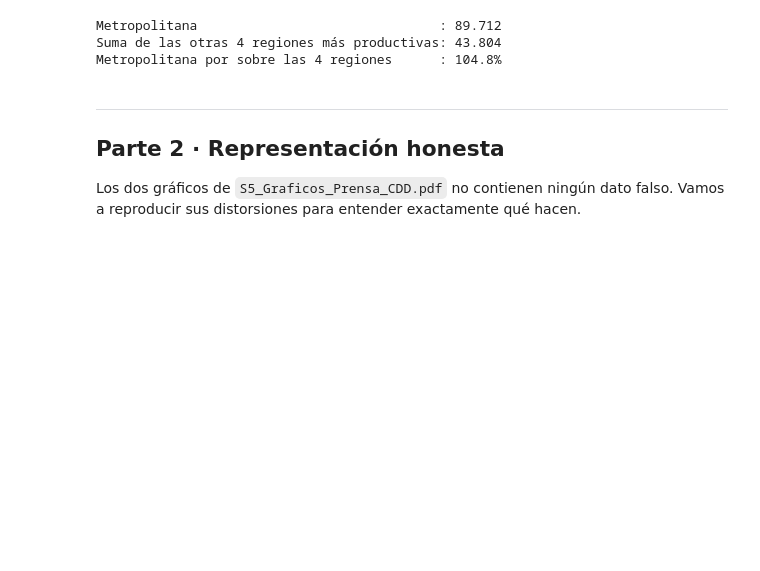
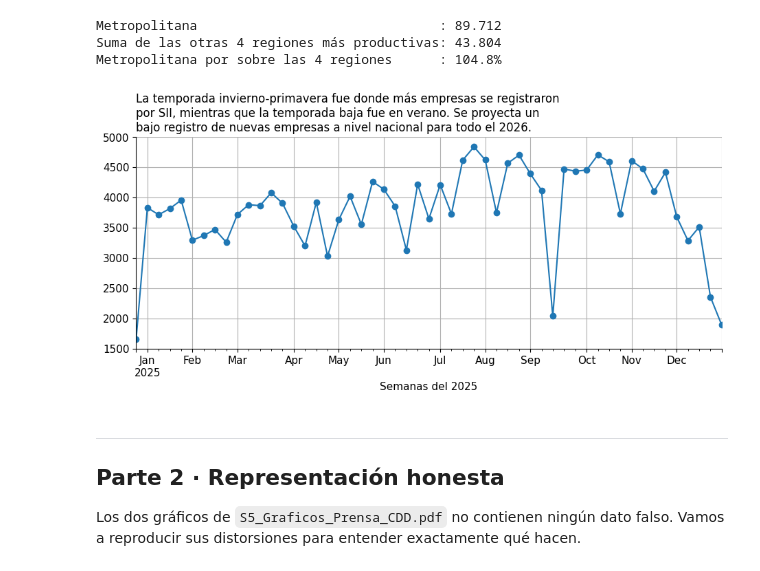
Before and after one commit to beneducarrco99/S5_Laboratorio5_CDD_Carrasco_Benjamin, a Jupyter notebook: S5_Notebook_Laboratorio_CDD_Carrasco_Benjamin.ipynb, the cells around one changed output. Cells and saved outputs as stored; diff of their text form; code cells hidden in the pictures; blank space fills up the shorter version.

```diff
--- a/S5_Notebook_Laboratorio_CDD_Carrasco_Benjamin.ipynb
+++ b/S5_Notebook_Laboratorio_CDD_Carrasco_Benjamin.ipynb
@@ -159,6 +162,23 @@ print(f"Metropolitana por sobre las 4 regiones      : {empresas['Metropolitana']
 Metropolitana                               : 89.712
 Suma de las otras 4 regiones más productivas: 43.804
 Metropolitana por sobre las 4 regiones      : 104.8%
+# %%
+# Gráfico líneal semanal del registro de nuevas empresas en 2025
+
+# Ponemos el formato de la fecha
+mio['Fecha de aprobacion x SII'] = pd.to_datetime(mio['Fecha de aprobacion x SII'], format='%Y-%m-%d', errors='coerce')
+
+serie = mio.set_index('Fecha de aprobacion x SII')['ID'].resample('W-MON', label='left', closed='left').count()
+
+# Gráfico lineal
+serie.plot(figsize=(11, 4), marker='o')
+titulo = ("La temporada invierno-primavera fue donde más empresas se registraron por SII, "
+          "mientras que la temporada baja fue en verano. "
+          "Se proyecta un bajo registro de nuevas empresas a nivel nacional para todo el 2026.")
+plt.title(textwrap.fill(titulo, width=70), loc="left", fontsize=12)
+plt.xlabel('Semanas del 2025'); plt.grid(True); plt.show()
+# %% [output]
+[figure, added]
 # %% [markdown]
 ---
 ## Parte 2 · Representación honesta
```
Also changed, not shown: parts of 3 cells of this notebook.
